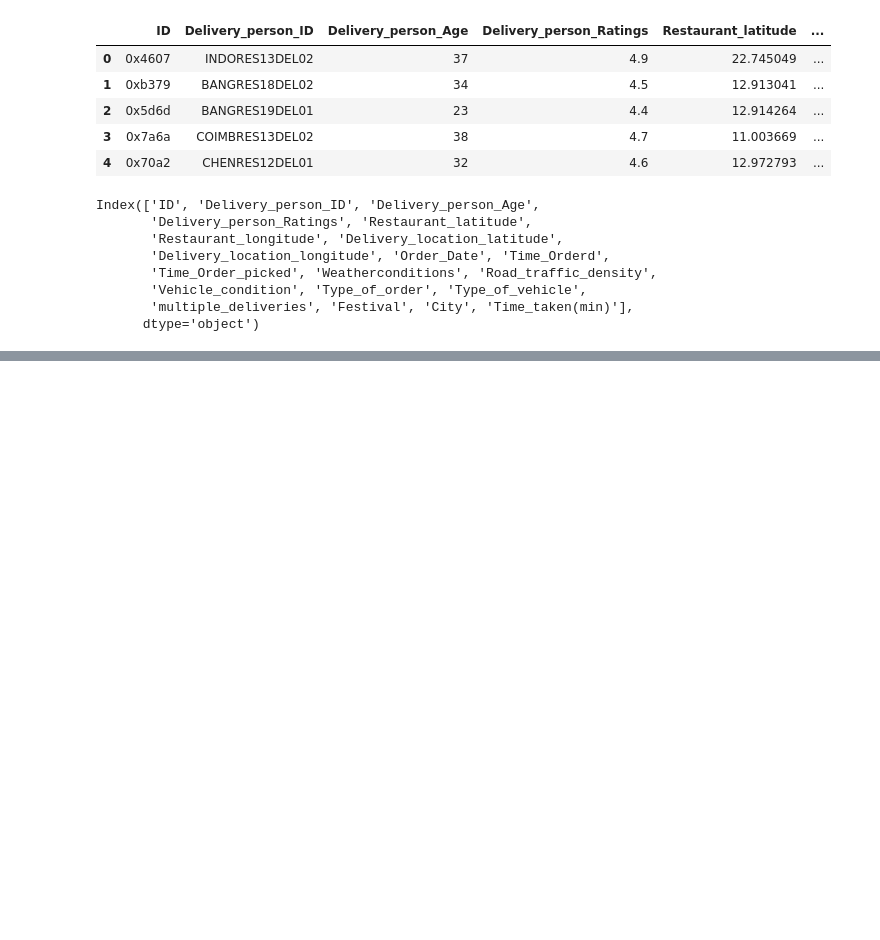
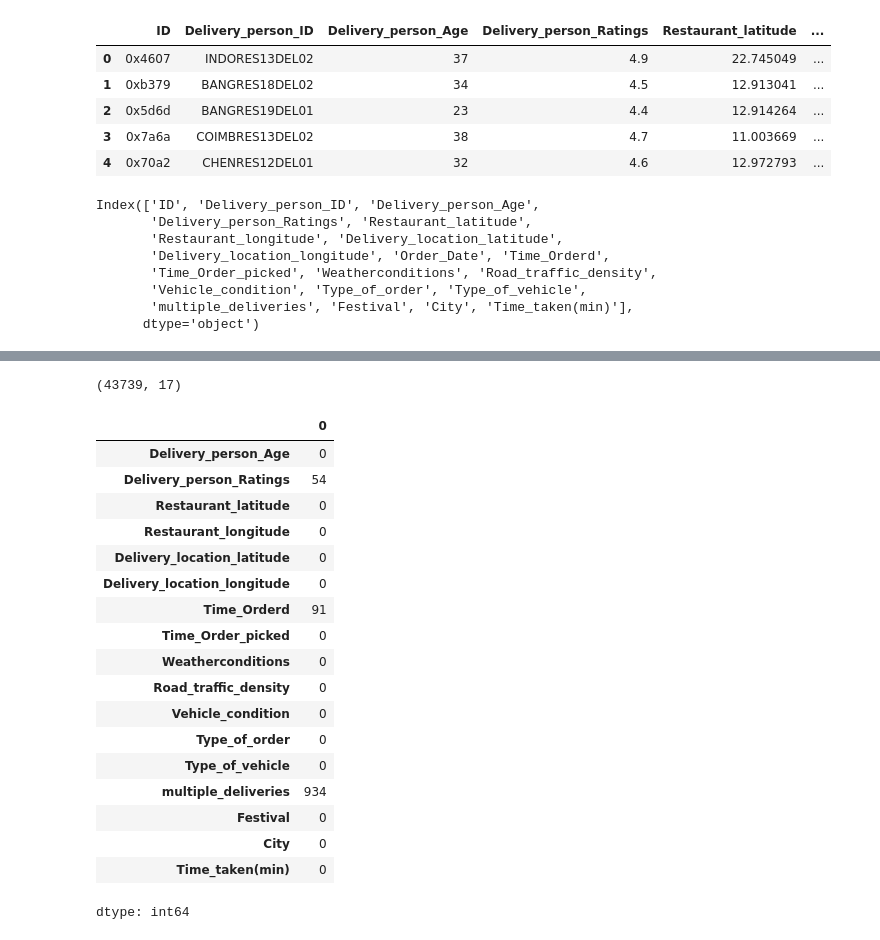
Before and after one commit to Agnik292005/Food-Delivery-Optimization, a Jupyter notebook: modelBuildPorcedure.ipynb, the cells around one changed output, grey strips where cells are left out. Drawn from its saved outputs; the diff is of its cells as text; code cells hidden in the pictures; blank space fills up the shorter version.

```diff
--- a/modelBuildPorcedure.ipynb
+++ b/modelBuildPorcedure.ipynb
@@ -57,0 +162,4 @@ Index(['ID', 'Delivery_person_ID', 'Delivery_person_Age',
+# %%
+train.drop(['ID'],axis=1,inplace=True)
+train.drop(['Delivery_person_ID'],axis=1,inplace=True)
+train.drop(['Order_Date'],axis=1,inplace=True)
@@ -57,0 +186,26 @@ Index(['ID', 'Delivery_person_ID', 'Delivery_person_Age',
+# %%
+train.shape
+# %% [output]
+(43739, 17)
+# %%
+train.isna().sum()
+# %% [output]
+|  | 0 |
+| Delivery_person_Age | 0 |
+| Delivery_person_Ratings | 54 |
+| Restaurant_latitude | 0 |
+| Restaurant_longitude | 0 |
+| Delivery_location_latitude | 0 |
+| Delivery_location_longitude | 0 |
+| Time_Orderd | 91 |
+| Time_Order_picked | 0 |
+| Weatherconditions | 0 |
+| Road_traffic_density | 0 |
+| Vehicle_condition | 0 |
+| Type_of_order | 0 |
+| Type_of_vehicle | 0 |
+| multiple_deliveries | 934 |
+| Festival | 0 |
+| City | 0 |
+| Time_taken(min) | 0 |
+dtype: int64
```
Also changed, not shown: parts of 12 cells of this notebook.
